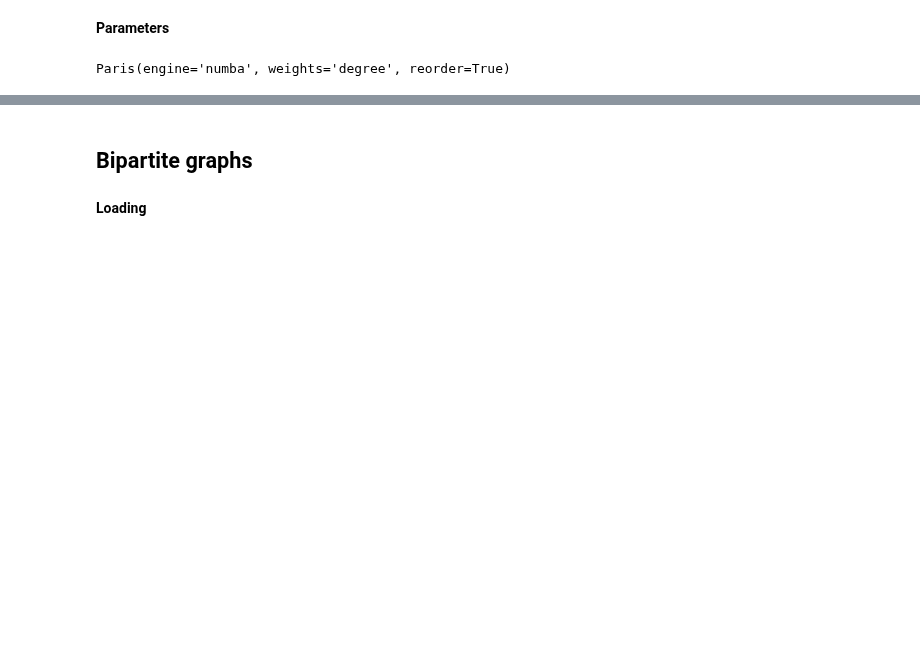
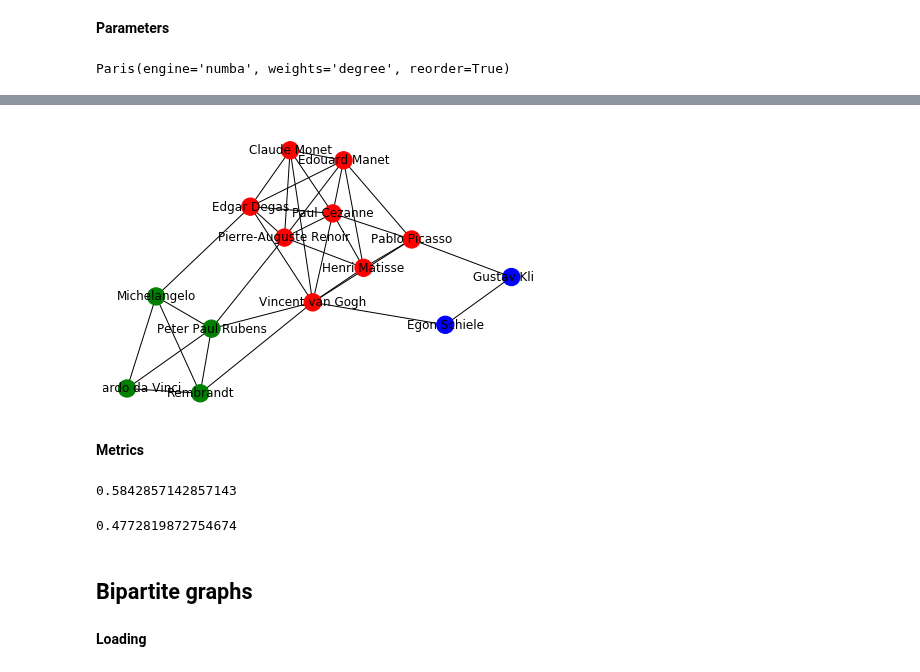
Before and after one commit to sknetwork-team/scikit-network, a Jupyter notebook: docs/tutorials/hierarchy/paris.ipynb, the cells around one changed output, grey strips where cells are left out. Drawn from its saved outputs; the diff is of its cells as text; code cells hidden in the pictures; blank space fills up the shorter version.

```diff
--- a/docs/tutorials/hierarchy/paris.ipynb
+++ b/docs/tutorials/hierarchy/paris.ipynb
@@ -90,3 +132,20 @@ Paris(engine='numba', weights='degree', reorder=True)
+# %%
+graph = nx.from_scipy_sparse_matrix(adjacency)
+# %%
+# Warning: If the image does not appear, run the cell again.
+nx.draw(graph, node_color=[COLORS[labels[i]] for i in graph], labels = names)
+# %% [output]
+[figure, added]
+# %% [markdown]
+**Metrics**
+# %%
+skn.hierarchy.dasgupta_score(adjacency, dendrogram)
+# %% [output]
+0.5842857142857143
+# %%
+skn.hierarchy.tree_sampling_divergence(adjacency, dendrogram)
+# %% [output]
+0.4772819872754674
 # %% [markdown]
 ## Bipartite graphs
 # %% [markdown]
```
Also changed, not shown: parts of 14 cells of this notebook, 4 other files.
